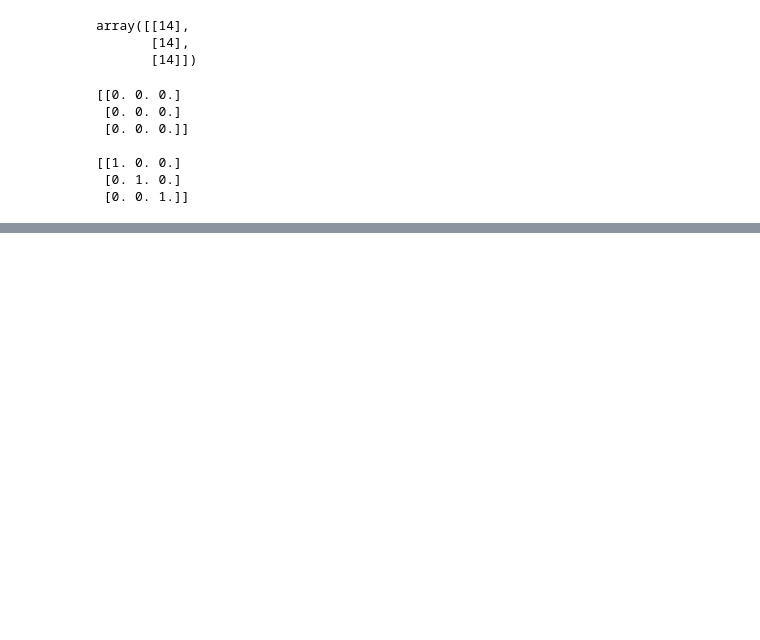
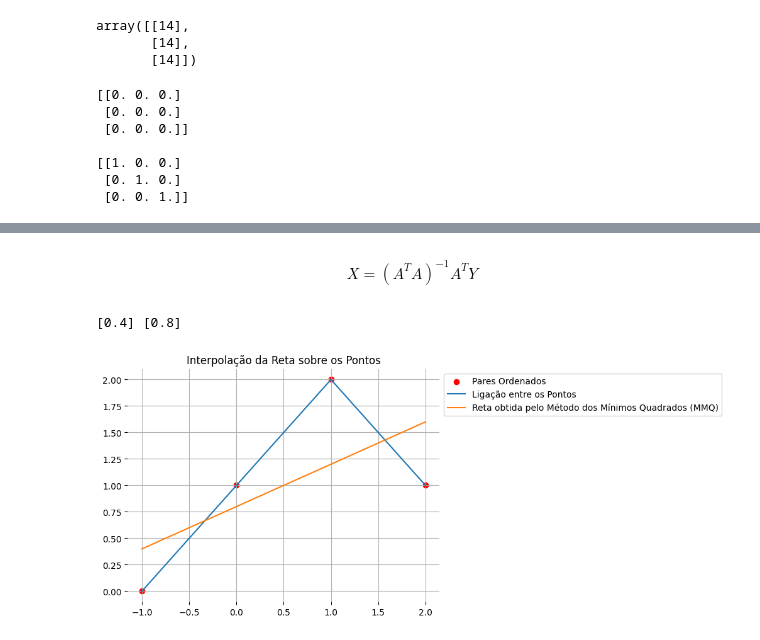
Before and after one commit to edupmon/fiap, a Jupyter notebook: pos-tech/data-analytics/fase-1/03-estatistica-e-algelin-em-python/metodos-matematicos-para-data-analytics.ipynb, the cells around one changed output, grey strips where cells are left out. Saved outputs shown, nothing was run; the diff lists cells and outputs as text; code cells hidden in the pictures; blank space fills up the shorter version.

```diff
--- a/pos-tech/data-analytics/fase-1/03-estatistica-e-algelin-em-python/metodos-matematicos-para-data-analytics.ipynb
+++ b/pos-tech/data-analytics/fase-1/03-estatistica-e-algelin-em-python/metodos-matematicos-para-data-analytics.ipynb
@@ -112,0 +154,7 @@ print(np.eye(3))
+# %%
+A = np.array([[-1 ,1], [0 ,1], [1 ,1], [2 ,1]]) # Coeficiente (y = mx + n)
+y = np.array([[y1], [y2], [y3], [y4]])
+
+print(A)
+print()
+print(y)
@@ -112,0 +171,29 @@ print(np.eye(3))
+# %% [markdown]
+$$
+X = (A^{T}A)^{-1}A^{T}Y
+$$
+# %%
+(m, n) = np.dot(np.dot(np.linalg.pinv(np.dot(A.T, A)), A.T), y)
+
+print(m, n)
+# %% [output]
+[0.4] [0.8]
+# %%
+plt.scatter(x1, y1, color = 'r', label = 'Pares Ordenados')
+plt.scatter(x2, y2, color = 'r')
+plt.scatter(x3, y3, color = 'r')
+plt.scatter(x4, y4, color = 'r')
+
+plt.plot(x, y, label = 'Ligação entre os Pontos')
+
+v_x = np.linspace(-1, 2)
+plt.plot(v_x, m * v_x + n,
+         label = 'Reta obtida pelo Método dos Mínimos Quadrados (MMQ)')
+
+plt.title('Interpolação da Reta sobre os Pontos')
+plt.grid(True)
+plt.box(False)
+plt.legend(loc = 'upper left', bbox_to_anchor=(1, 1))
+plt.show()
+# %% [output]
+[figure, added]
```
Also changed, not shown: parts of 5 cells of this notebook.
